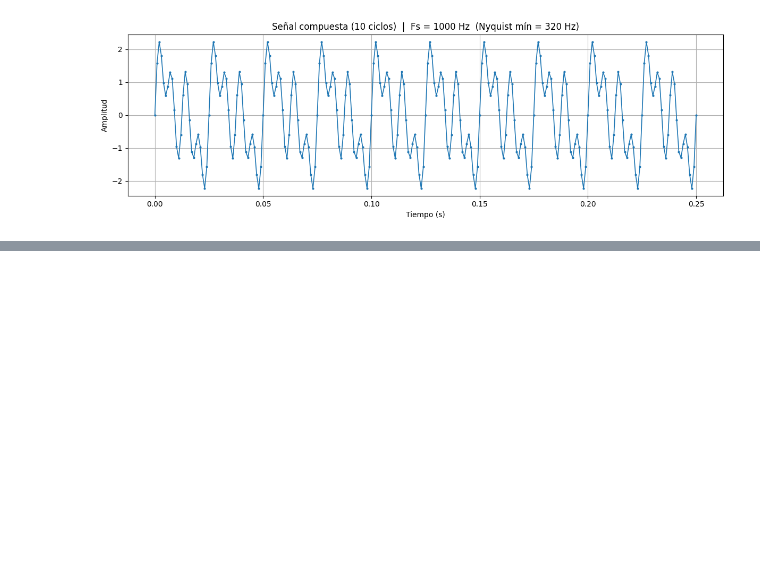
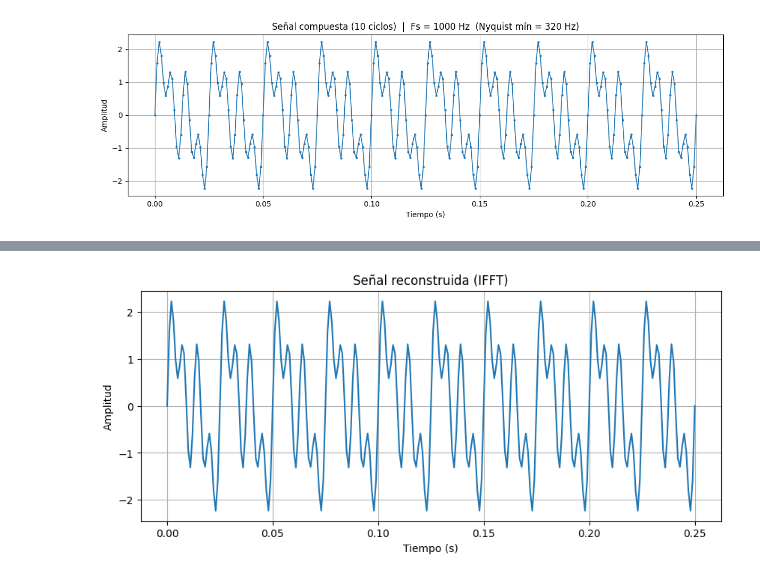
Before and after one commit to saramezap/Practica5, a Jupyter notebook: Practica5.ipynb, the cells around one changed output, grey strips where cells are left out. Saved outputs shown, nothing was run; the diff lists cells and outputs as text; code cells hidden in the pictures; blank space fills up the shorter version.

```diff
--- a/Practica5.ipynb
+++ b/Practica5.ipynb
@@ -202,0 +245,14 @@ Fs utilizada                   : 1000 Hz
+# %%
+# Transformada Inversa de Fourier
+x_reconstruida = np.fft.ifft(X)
+
+# Gráfica
+plt.figure(figsize=(10, 4))
+plt.plot(t, x_reconstruida.real)
+plt.title('Señal reconstruida (IFFT)')
+plt.xlabel('Tiempo (s)')
+plt.ylabel('Amplitud')
+plt.grid(True)
+plt.show()
+# %% [output]
+[figure, added]
```
Also changed, not shown: parts of 10 cells of this notebook.
